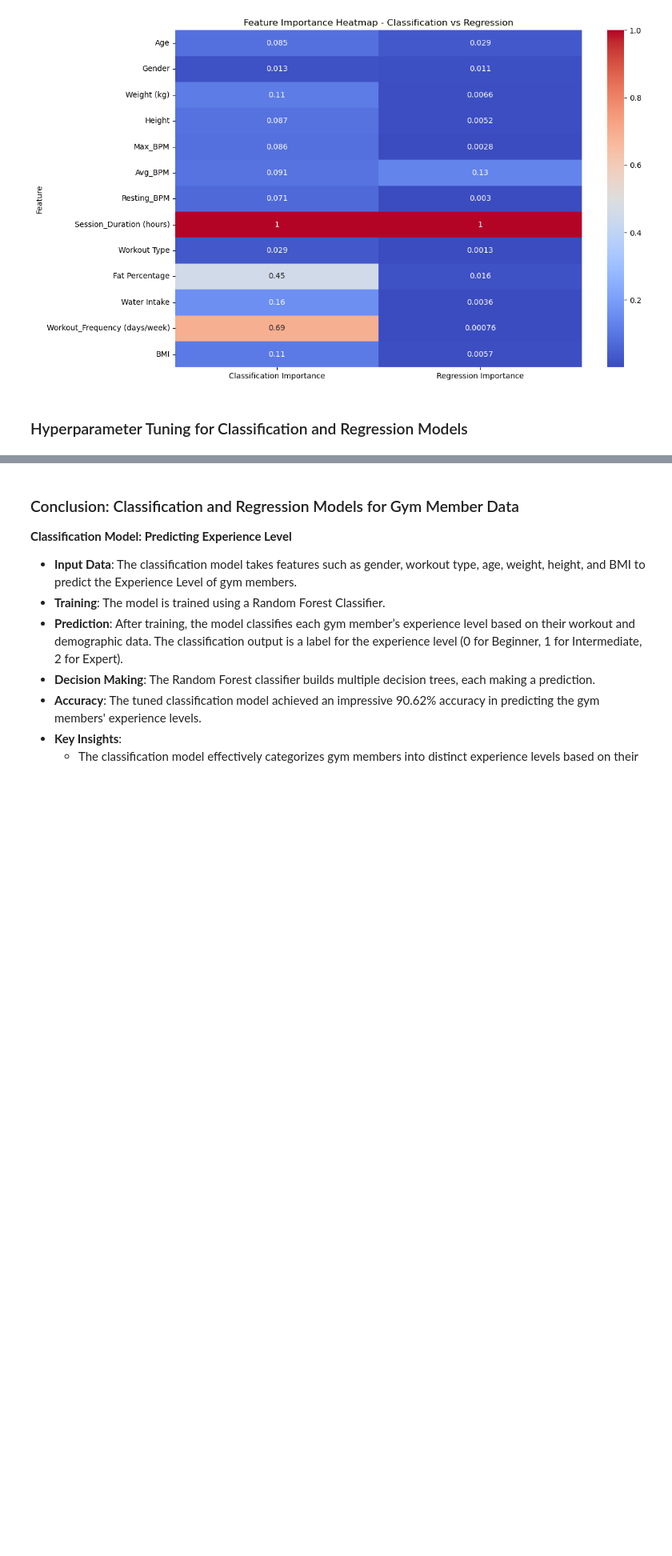
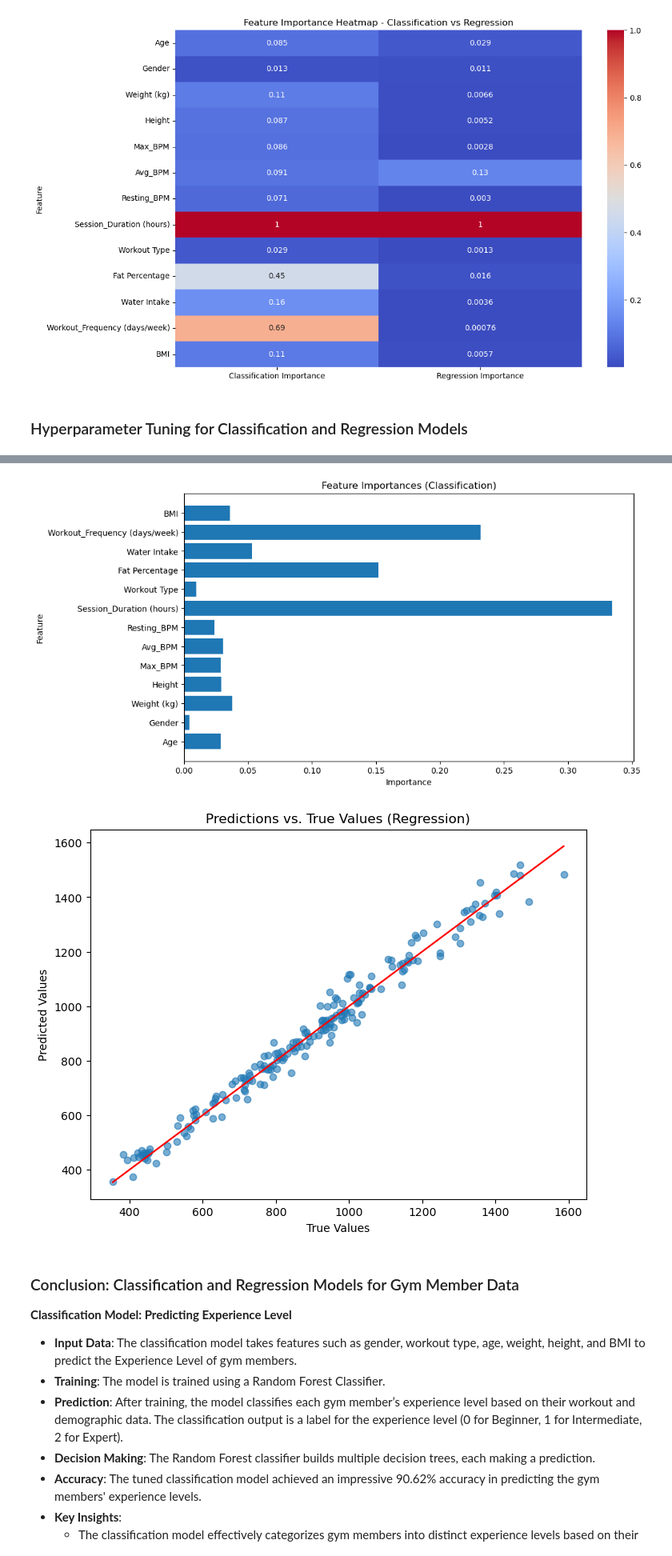
Before and after one commit to angelinazhuma/Gym-insights, a Jupyter notebook: models.ipynb, the cells around one changed output, grey strips where cells are left out. Shown: that part at 80% size. Cells and saved outputs as stored; diff of their text form; code cells hidden in the pictures; blank space fills up the shorter version.

```diff
--- a/models.ipynb
+++ b/models.ipynb
@@ -207,3 +222,25 @@ print("Tuned Regression Model RMSE: {:.2f}".format(regression_rmse_tuned))
+# %%
+# Feature Importance Visualization
+importances = classifier.feature_importances_
+feature_names = features.columns
+plt.figure(figsize=(10, 6))
+plt.barh(feature_names, importances)
+plt.title("Feature Importances (Classification)")
+plt.xlabel("Importance")
+plt.ylabel("Feature")
+plt.show()
+
+# Predictions vs. True Values (Regression)
+plt.figure(figsize=(8, 6))
+plt.scatter(y_test_reg, y_pred_reg, alpha=0.6)
+plt.plot([y_test_reg.min(), y_test_reg.max()], [y_test_reg.min(), y_test_reg.max()], color='red')
+plt.title("Predictions vs. True Values (Regression)")
+plt.xlabel("True Values")
+plt.ylabel("Predicted Values")
+plt.show()
+# %% [output]
+[figure, added]
+[figure, added]
 # %% [markdown]
 ### Conclusion: Classification and Regression Models for Gym Member Data
 
```
Also changed, not shown: parts of 3 cells of this notebook.
